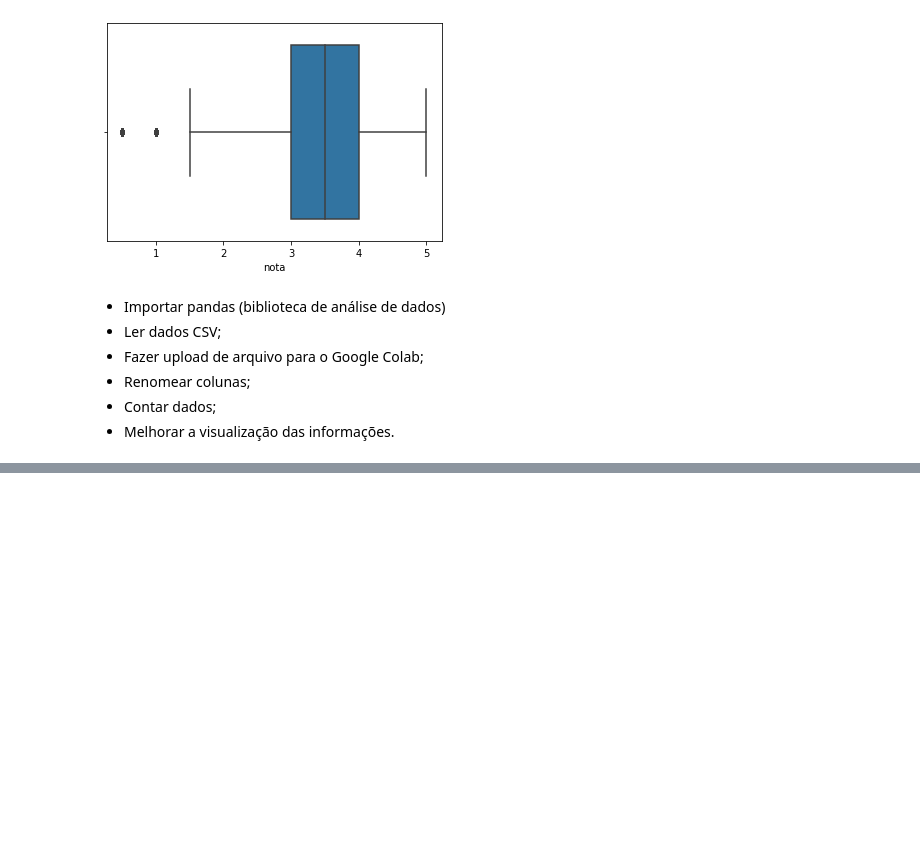
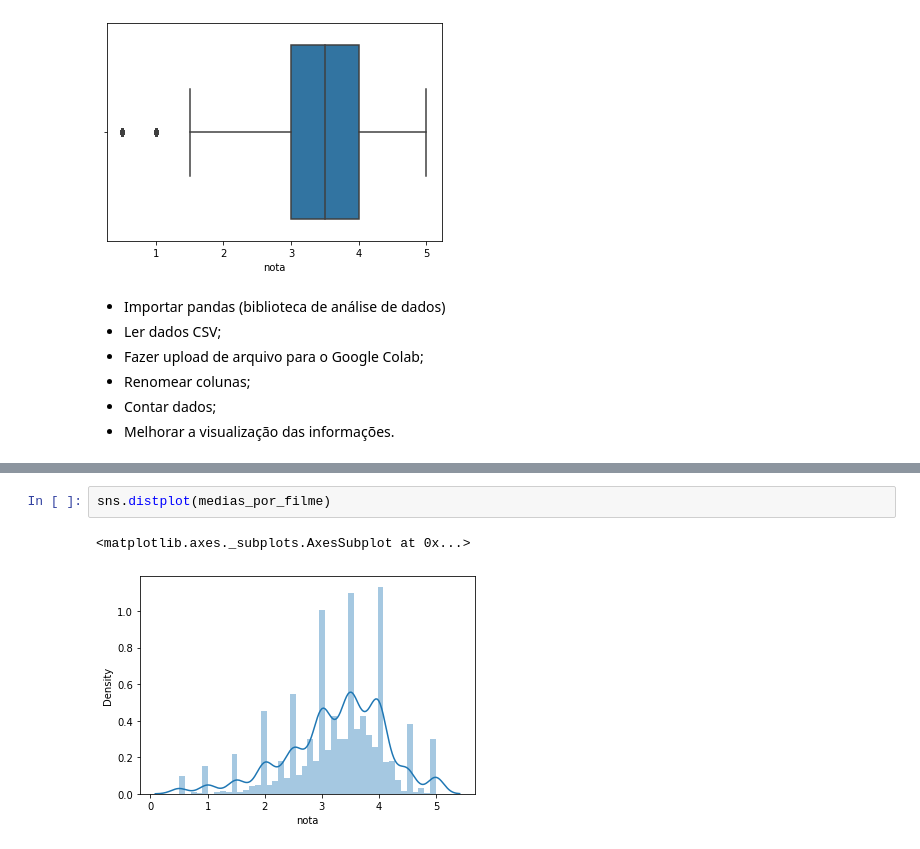
Before and after one commit to Gleis0nLemos/StartDataScience, a Jupyter notebook: StartDataScience.ipynb, the cells around one changed output, grey strips where cells are left out. Drawn from its saved outputs; the diff is of its cells as text; blank space fills up the shorter version.

```diff
--- a/StartDataScience.ipynb
+++ b/StartDataScience.ipynb
@@ -92,0 +163,5 @@ sns.boxplot(notas.nota)
+# %%
+sns.distplot(medias_por_filme)
+# %% [output]
+<matplotlib.axes._subplots.AxesSubplot at 0x...>
+[figure, added]
```
Also changed, not shown: parts of 14 cells of this notebook.
